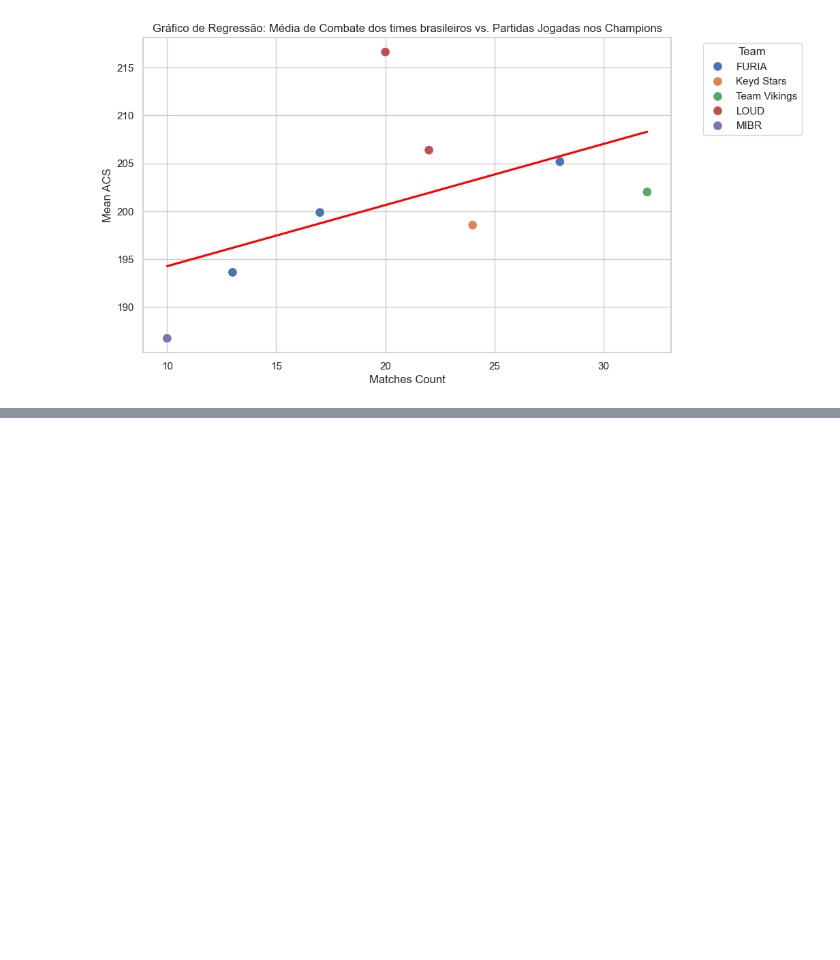
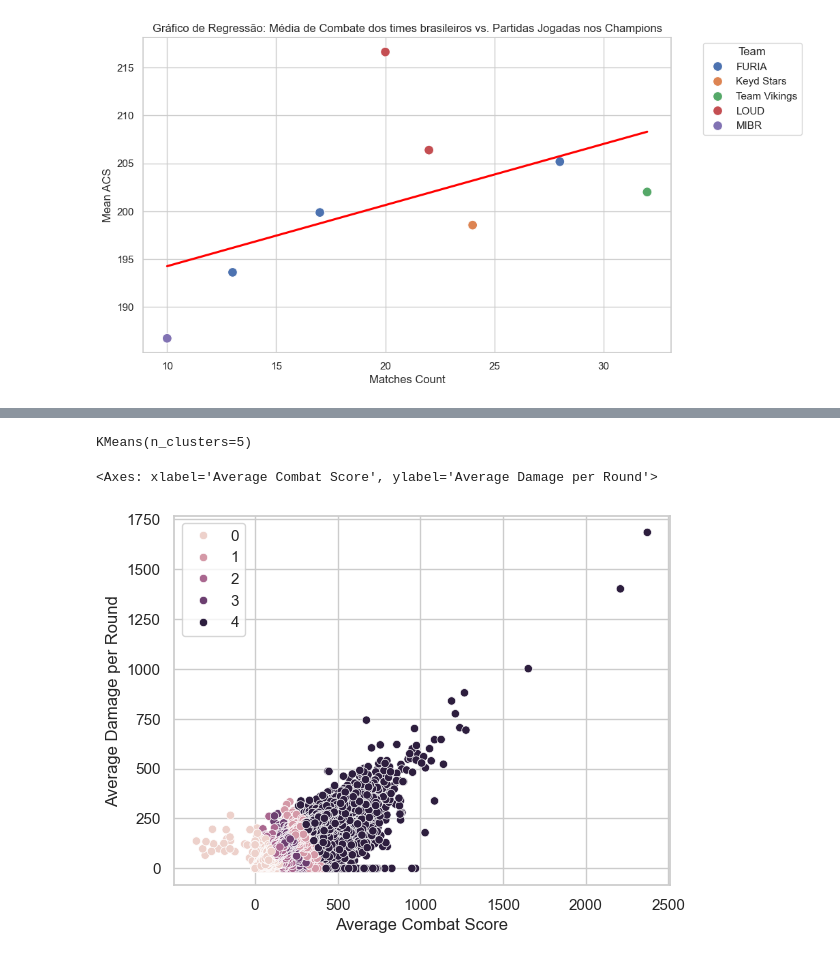
Before and after one commit to PedroLSCabral/Projeto-ICD, a Jupyter notebook: Presentation.ipynb, the cells around one changed output, grey strips where cells are left out. Saved outputs shown, nothing was run; the diff lists cells and outputs as text; code cells hidden in the pictures; blank space fills up the shorter version.

Commit message:
add kmeans

```diff
--- a/Presentation.ipynb
+++ b/Presentation.ipynb
@@ -318,0 +335,12 @@ plt.show()
+# %%
+ovw2021_group = overview2021[["Average Combat Score", "Average Damage per Round"]]
+overview2021_group = ovw2021_group.dropna()
+
+ovw2022_group = overview2022[["Average Combat Score", "Average Damage per Round"]]
+overview2022_group = ovw2022_group.dropna()
+
+ovw2023_group = overview2023[["Average Combat Score", "Average Damage per Round"]]
+overview2023_group = ovw2023_group.dropna()
+# %%
+overview_group = pd.concat([overview2021_group, overview2022_group, overview2023_group], axis=0, ignore_index=True)
+overview_group
@@ -318,0 +364,11 @@ plt.show()
+# %%
+kmeans = KMeans(n_clusters=5)
+# %%
+kmeans.fit(overview_group)
+# %% [output]
+KMeans(n_clusters=5)
+# %%
+sns.scatterplot(data=overview_group, x="Average Combat Score", y="Average Damage per Round", hue=kmeans.labels_)
+# %% [output]
+<Axes: xlabel='Average Combat Score', ylabel='Average Damage per Round'>
+[figure, added]
```
Also changed, not shown: parts of 10 cells of this notebook.
